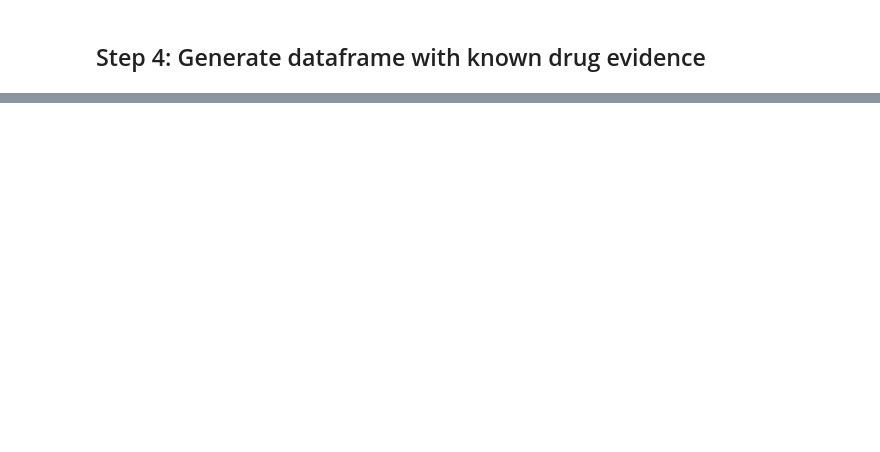
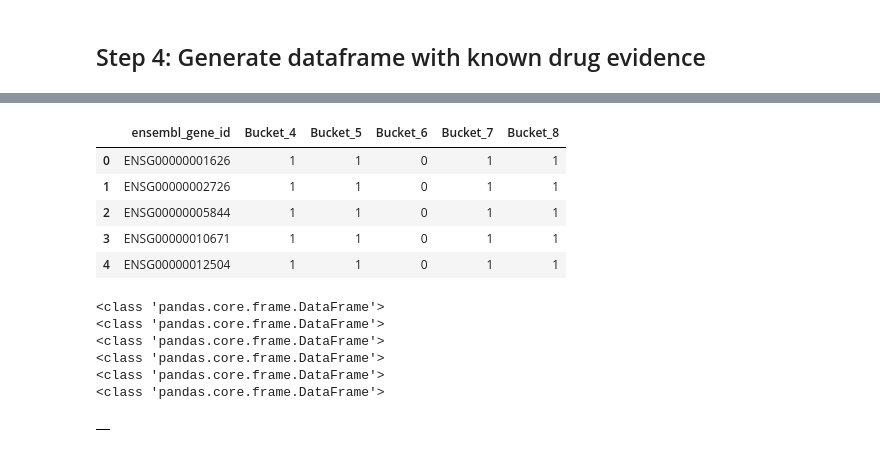
Before and after one commit to andrewhercules/ot-data-utilities, a Jupyter notebook: target-annotation-work/build-target-annotation-file.ipynb, the cells around one changed output, grey strips where cells are left out. Saved outputs shown, nothing was run; the diff lists cells and outputs as text; code cells hidden in the pictures; blank space fills up the shorter version.

```diff
--- a/target-annotation-work/build-target-annotation-file.ipynb
+++ b/target-annotation-work/build-target-annotation-file.ipynb
@@ -162,0 +176,41 @@ drug_evidence_df.head()
+# %%
+tract_req_cols = [
+    'ensembl_gene_id',
+    'Bucket_4',
+    'Bucket_5',
+    'Bucket_6',
+    'Bucket_7',
+    'Bucket_8',
+#     'Top_bucket',
+#     'PDB_Known_Ligand',
+#     'ensemble',
+#     'High_Quality_ChEMBL_compounds',
+#     'Small_Molecule_Druggable_Genome_Member'
+]
+# %%
+tract_subset_df = all_tract_df.filter(tract_req_cols, axis=1)
+# %%
+tract_subset_df.head()
+# %% [output]
+|  | ensembl_gene_id | Bucket_4 | Bucket_5 | Bucket_6 | Bucket_7 | Bucket_8 |
+| 0 | ENSG00000001626 | 1 | 1 | 0 | 1 | 1 |
+| 1 | ENSG00000002726 | 1 | 1 | 0 | 1 | 1 |
+| 2 | ENSG00000005844 | 1 | 1 | 0 | 1 | 1 |
+| 3 | ENSG00000010671 | 1 | 1 | 0 | 1 | 1 |
+| 4 | ENSG00000012504 | 1 | 1 | 0 | 1 | 1 |
+# %%
+new_df = pd.DataFrame()
+
+for target in target_list:
+    random_thing = tract_subset_df.loc[tract_subset_df["ensembl_gene_id"] == target["target_id"]]
+# %% [output]
+<class 'pandas.core.frame.DataFrame'>
+<class 'pandas.core.frame.DataFrame'>
+<class 'pandas.core.frame.DataFrame'>
+<class 'pandas.core.frame.DataFrame'>
+<class 'pandas.core.frame.DataFrame'>
+<class 'pandas.core.frame.DataFrame'>
+# %%
+new_df
+# %% [output]
+|  |
```
Also changed, not shown: parts of 8 cells of this notebook, 3 other files.
